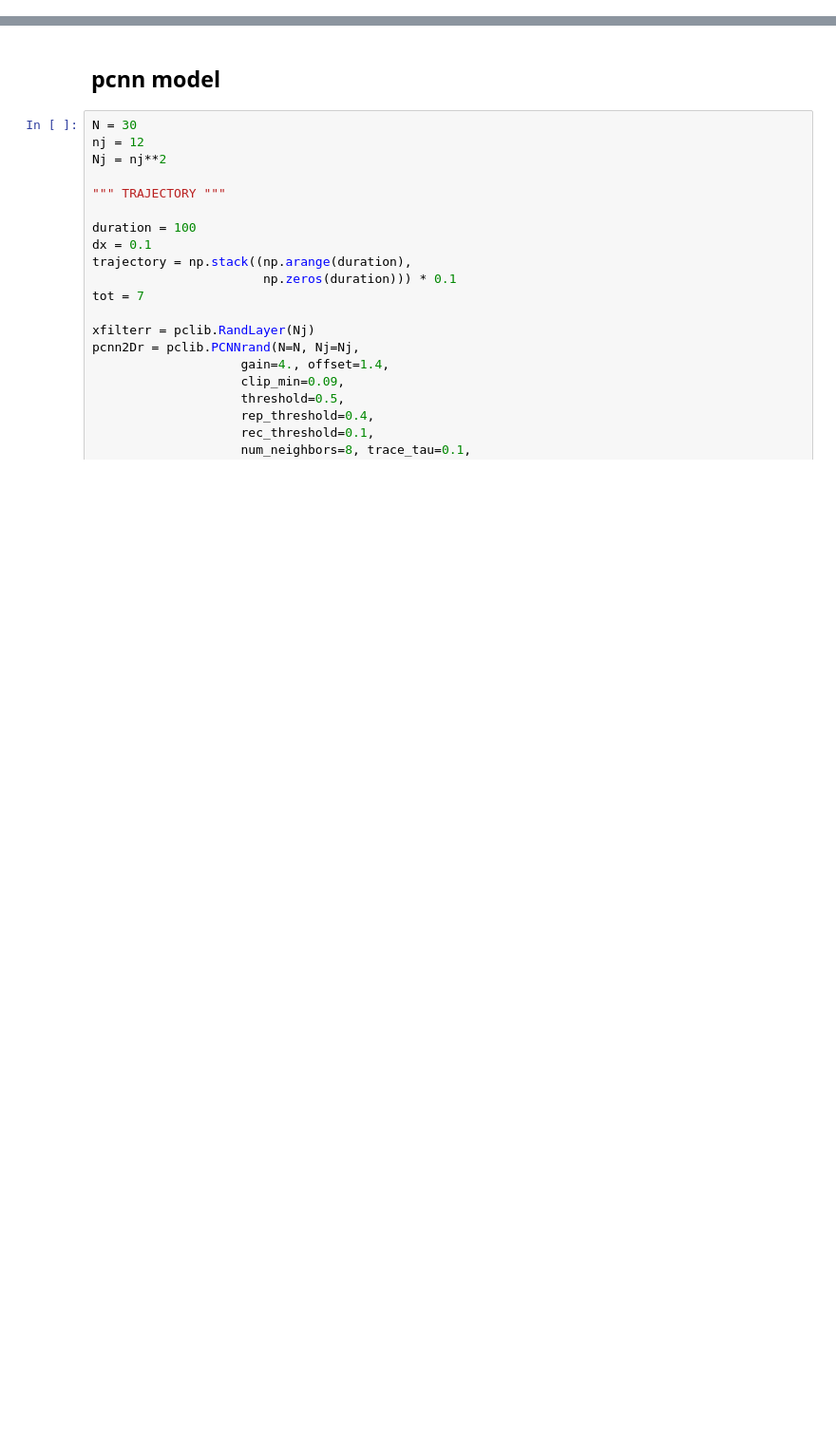
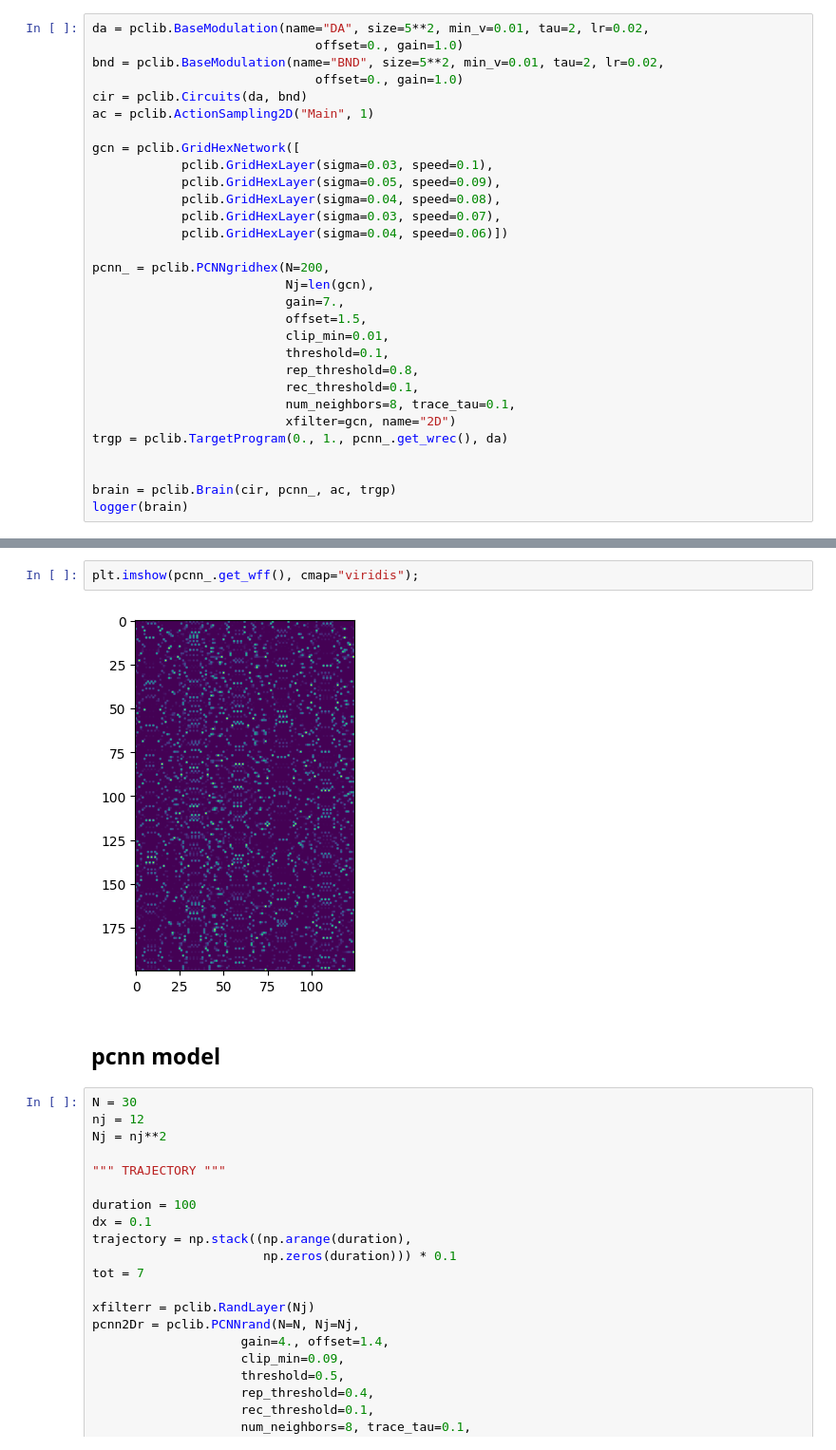
Before and after one commit to iKiru-hub/PCNN, a Jupyter notebook: notebooks/lab_pcore_1.ipynb, the cells around one changed output, grey strips where cells are left out. Shown at 95% size. Cells and saved outputs as stored; diff of their text form; blank space fills up the shorter version.

```diff
--- a/notebooks/lab_pcore_1.ipynb
+++ b/notebooks/lab_pcore_1.ipynb
@@ -19,0 +28,30 @@ logger()
+# %%
+da = pclib.BaseModulation(name="DA", size=5**2, min_v=0.01, tau=2, lr=0.02,
+                              offset=0., gain=1.0)
+bnd = pclib.BaseModulation(name="BND", size=5**2, min_v=0.01, tau=2, lr=0.02,
+                              offset=0., gain=1.0)
+cir = pclib.Circuits(da, bnd)
+ac = pclib.ActionSampling2D("Main", 1)
+
+gcn = pclib.GridHexNetwork([
+            pclib.GridHexLayer(sigma=0.03, speed=0.1),
+            pclib.GridHexLayer(sigma=0.05, speed=0.09),
+            pclib.GridHexLayer(sigma=0.04, speed=0.08),
+            pclib.GridHexLayer(sigma=0.03, speed=0.07),
+            pclib.GridHexLayer(sigma=0.04, speed=0.06)])
+
+pcnn_ = pclib.PCNNgridhex(N=200,
+                          Nj=len(gcn),
+                          gain=7.,
+                          offset=1.5,
+                          clip_min=0.01,
+                          threshold=0.1,
+                          rep_threshold=0.8,
+                          rec_threshold=0.1,
+                          num_neighbors=8, trace_tau=0.1,
+                          xfilter=gcn, name="2D")
+trgp = pclib.TargetProgram(0., 1., pcnn_.get_wrec(), da)
+
+
+brain = pclib.Brain(cir, pcnn_, ac, trgp)
+logger(brain)
@@ -20,3 +179,7 @@ logger()
+# %%
+plt.imshow(pcnn_.get_wff(), cmap="viridis");
+# %% [output]
+[figure, added]
 # %% [markdown]
 ## pcnn model
 # %%
```
Also changed, not shown: parts of 37 cells of this notebook, 1 other file.
